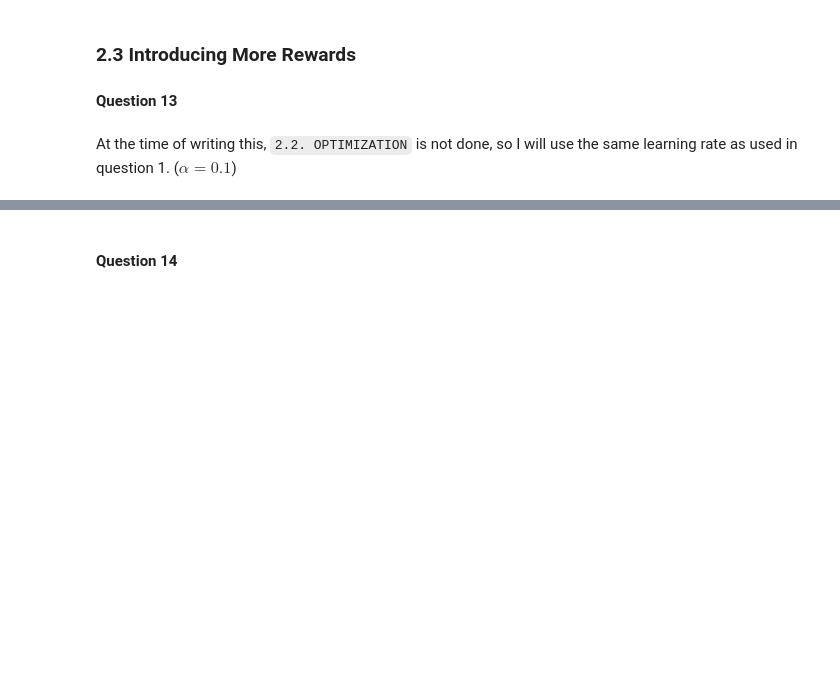
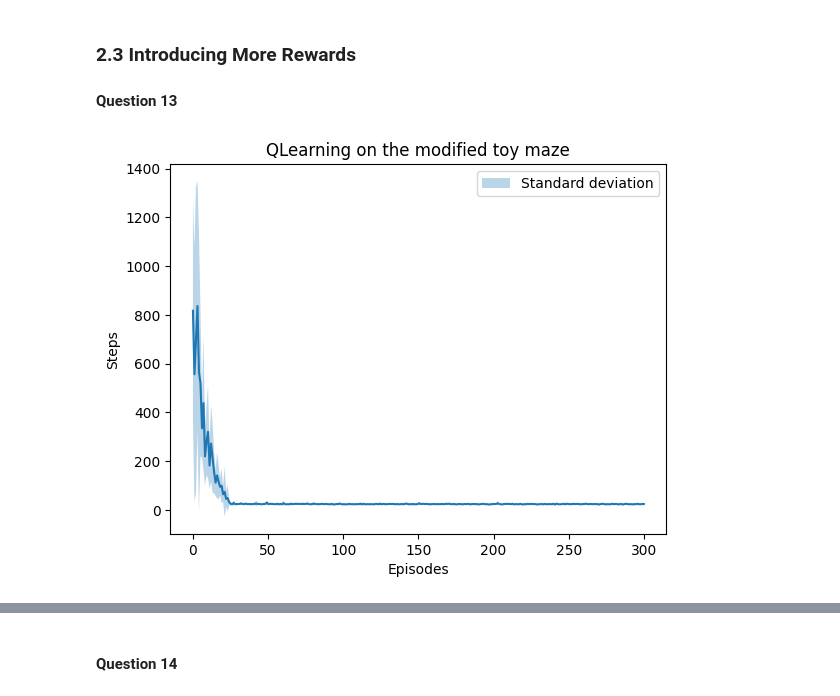
Before and after one commit to Eliminator1357/CI-RL, a Jupyter notebook: src/Main.ipynb, the cells around one changed output, grey strips where cells are left out. Drawn from its saved outputs; the diff is of its cells as text; code cells hidden in the pictures; blank space fills up the shorter version.

````diff
--- a/src/Main.ipynb
+++ b/src/Main.ipynb
@@ -382,7 +378,7 @@ def main_with_sarsa(maze, params=None):
 # %%
 runs = []
 for i in range(10):
-    steps_easy_q, _, _ = main_with_qlearn(maze)
+    steps_easy_q, _ = main_with_qlearn(maze)
     runs.append(steps_easy_q)
 runs = np.array(runs)
 mean_q_easy, std = np.mean(runs, axis=0), np.std(runs, axis = 0)
@@ -396,7 +392,7 @@ plt.show()
 
 runs = []
 for i in range(10):
-    steps_toy_q, _, _ = main_with_qlearn(toy_maze)
+    steps_toy_q, _ = main_with_qlearn(toy_maze)
     runs.append(steps_toy_q)
 runs = np.array(runs)
 mean_q_toy, std = np.mean(runs, axis=0), np.std(runs, axis = 0)
@@ -410,7 +406,7 @@ plt.show()
 
 runs = []
 for i in range(10):
-    steps_easy_sarsa, _, _ = main_with_sarsa(maze)
+    steps_easy_sarsa, _ = main_with_sarsa(maze)
     runs.append(steps_easy_sarsa)
 runs = np.array(runs)
 mean_s_easy, std = np.mean(runs, axis=0), np.std(runs, axis = 0)
@@ -424,7 +420,7 @@ plt.show()
 
 runs = []
 for i in range(10):
-    steps_toy_sarsa, _, _ = main_with_sarsa(toy_maze)
+    steps_toy_sarsa, _ = main_with_sarsa(toy_maze)
     runs.append(steps_toy_sarsa)
 runs = np.array(runs)
 mean_s_toy, std = np.mean(runs, axis=0), np.std(runs, axis = 0)
@@ -481,14 +477,34 @@ _Put your code blocks above (if any) and write your answer here._
 ### 2.3 Introducing More Rewards
 #### Question 13
 # %%
-if False:
-    # dont run this im not done but i had to merge this
-    toy_maze = Maze("./../data/toy_maze.txt")
-    toy_maze.set_reward(x=9, y=9, reward=10)
-    toy_maze.set_reward(x=9, y=0, reward=5)
-    toy_maze.set_terminal(x=9, y=9)
-    toy_maze.set_terminal(x=9, y=0)
-    main_with_qlearn(toy_maze)
+toy_maze = Maze("./../data/toy_maze.txt")
+toy_maze.set_reward(x=9, y=9, reward=10)
+toy_maze.set_reward(x=9, y=0, reward=5)
+toy_maze.set_terminal(x=9, y=9)
+toy_maze.set_terminal(x=9, y=0)
+
+amount_runs = 10
+runs = []
+
+for i in range(amount_runs):
+    steps, _ = main_with_qlearn(toy_maze, params={"lr":0.7})
+    runs.append(steps)
+
+runs = np.array(runs)
+mean, std = np.mean(runs, axis=0), np.std(runs, axis=0)
-# %% [markdown]
-At the time of writing this, ```2.2. OPTIMIZATION``` is not done, so I will use the same learning rate as used in question 1.
-($\alpha = 0.1$)
+# %%
+plt.xlabel("Episodes")
+plt.ylabel("Steps")
+plt.title("QLearning on the modified toy maze")
+plt.plot(np.linspace(0, 300, 300), mean)
+plt.fill_between(
+    np.linspace(0, 300, 300),
+    mean - std,
+    mean + std,
+    alpha=0.3,
+    label="Standard deviation",
+)
+plt.legend()
+plt.show()
+# %% [output]
+[figure, added]
````
Also changed, not shown: parts of 6 cells of this notebook.
